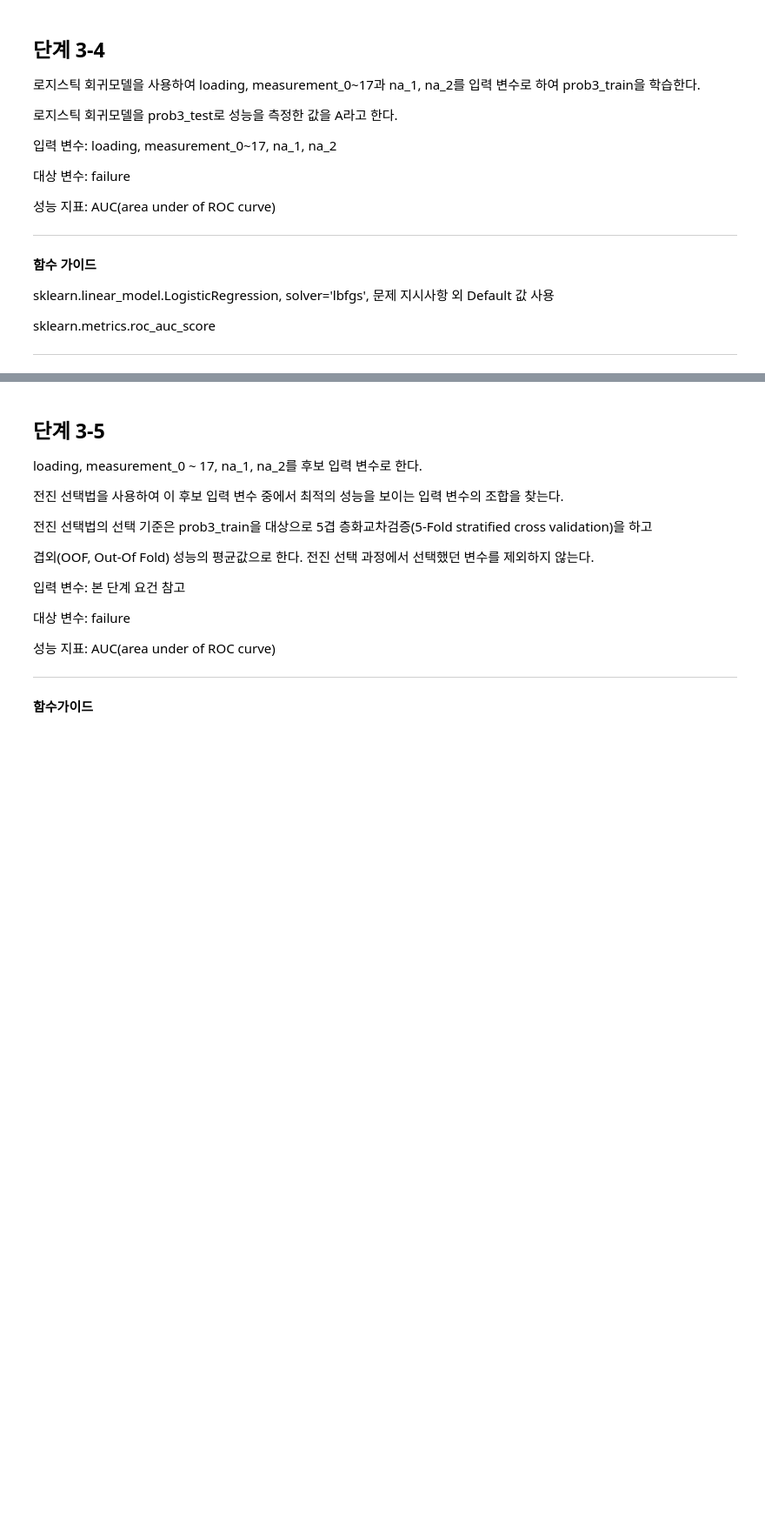
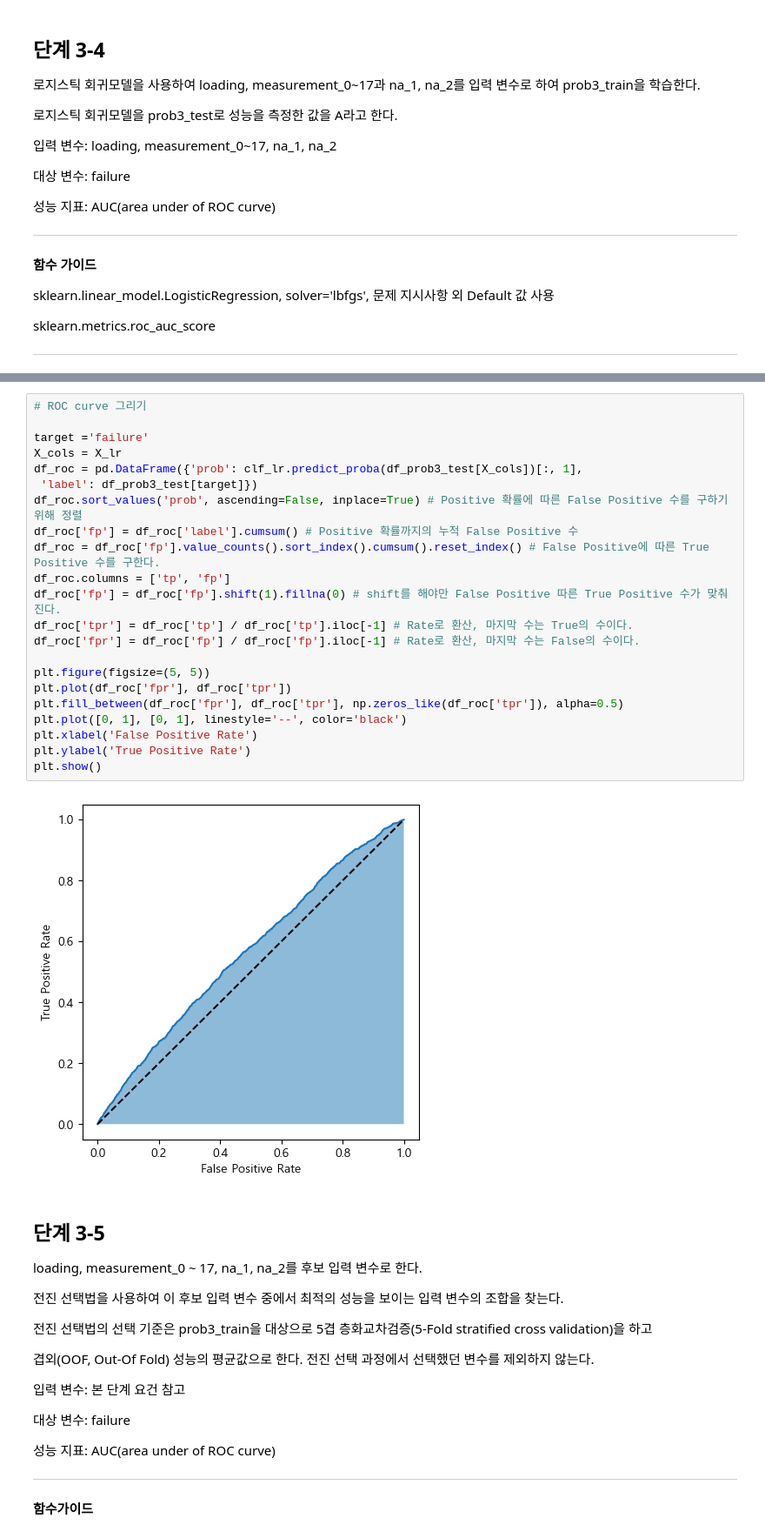
Before and after one commit to sunkusun9/DS_lv3_2308_2, a Jupyter notebook: sec_ds_lv3_prob1_prob.ipynb, the cells around one changed output, grey strips where cells are left out. Shown at 87% size. Saved outputs shown, nothing was run; the diff lists cells and outputs as text; blank space fills up the shorter version.

```diff
--- a/sec_ds_lv3_prob1_prob.ipynb
+++ b/sec_ds_lv3_prob1_prob.ipynb
@@ -882,3 +977,27 @@ prob3_train의 표준화 설정으로 prob3_test의 loading, measurement_0 ~ 17
+# %%
+# ROC curve 그리기
+
+target ='failure'
+X_cols = X_lr
+df_roc = pd.DataFrame({'prob': clf_lr.predict_proba(df_prob3_test[X_cols])[:, 1],
+ 'label': df_prob3_test[target]})
+df_roc.sort_values('prob', ascending=False, inplace=True) # Positive 확률에 따른 False Positive 수를 구하기 위해 정렬
+df_roc['fp'] = df_roc['label'].cumsum() # Positive 확률까지의 누적 False Positive 수
+df_roc = df_roc['fp'].value_counts().sort_index().cumsum().reset_index() # False Positive에 따른 True Positive 수를 구한다.
+df_roc.columns = ['tp', 'fp']
+df_roc['fp'] = df_roc['fp'].shift(1).fillna(0) # shift를 해야만 False Positive 따른 True Positive 수가 맞춰진다.
+df_roc['tpr'] = df_roc['tp'] / df_roc['tp'].iloc[-1] # Rate로 환산, 마지막 수는 True의 수이다.
+df_roc['fpr'] = df_roc['fp'] / df_roc['fp'].iloc[-1] # Rate로 환산, 마지막 수는 False의 수이다.
+
+plt.figure(figsize=(5, 5))
+plt.plot(df_roc['fpr'], df_roc['tpr'])
+plt.fill_between(df_roc['fpr'], df_roc['tpr'], np.zeros_like(df_roc['tpr']), alpha=0.5)
+plt.plot([0, 1], [0, 1], linestyle='--', color='black')
+plt.xlabel('False Positive Rate')
+plt.ylabel('True Positive Rate')
+plt.show()
+# %% [output]
+[figure, added]
 # %% [markdown]
 ## 단계 3-5
 
```
Also changed, not shown: parts of 61 cells of this notebook.
